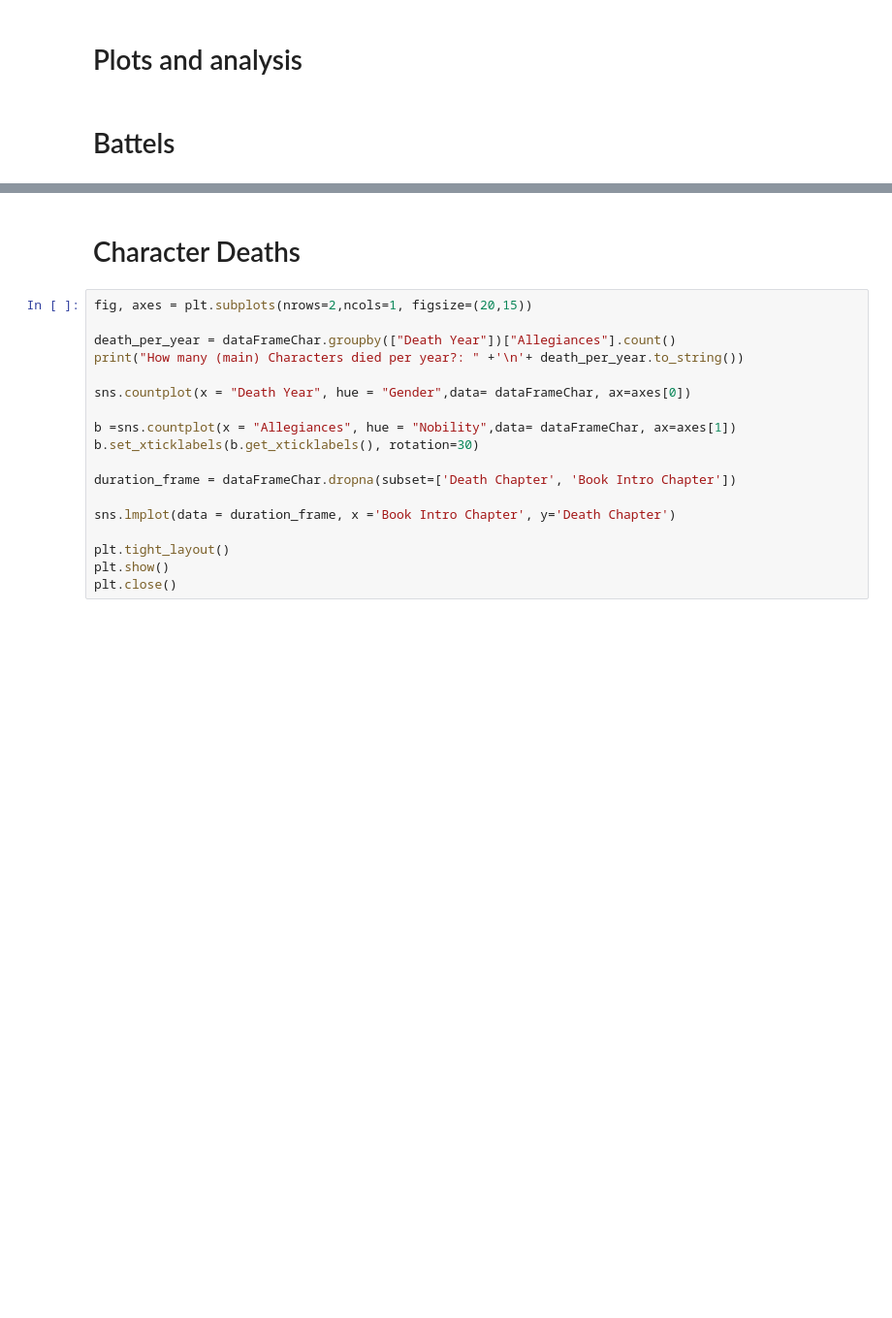
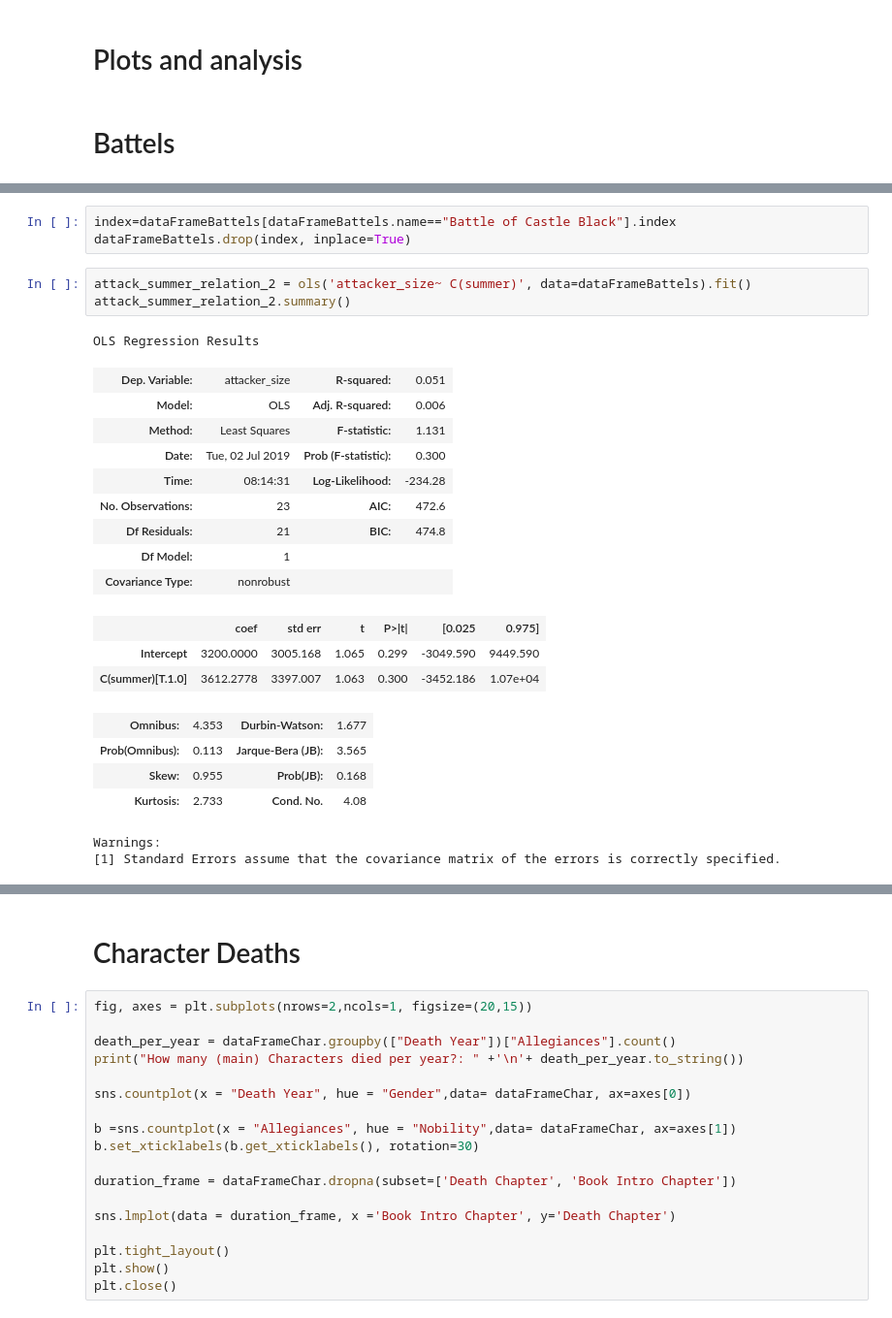
Before and after one commit to MariaPershina/ACC_Final, a Jupyter notebook: Vortrag.ipynb, the cells around one changed output, grey strips where cells are left out. Shown at 97% size. Drawn from its saved outputs; the diff is of its cells as text; blank space fills up the shorter version.

```diff
--- a/Vortrag.ipynb
+++ b/Vortrag.ipynb
@@ -134,0 +197,26 @@ Razing: complete destruction
+# %%
+index=dataFrameBattels[dataFrameBattels.name=="Battle of Castle Black"].index
+dataFrameBattels.drop(index, inplace=True)
+# %%
+attack_summer_relation_2 = ols('attacker_size~ C(summer)', data=dataFrameBattels).fit()
+attack_summer_relation_2.summary()
+# %% [output]
+OLS Regression Results
+| Dep. Variable: | attacker_size | R-squared: | 0.051 |
+| Model: | OLS | Adj. R-squared: | 0.006 |
+| Method: | Least Squares | F-statistic: | 1.131 |
+| Date: | Tue, 02 Jul 2019 | Prob (F-statistic): | 0.300 |
+| Time: | 08:14:31 | Log-Likelihood: | -234.28 |
+| No. Observations: | 23 | AIC: | 472.6 |
+| Df Residuals: | 21 | BIC: | 474.8 |
+| Df Model: | 1 |  |  |
+| Covariance Type: | nonrobust |  |  |
+|  | coef | std err | t | P>|t| | [0.025 | 0.975] |
+| Intercept | 3200.0000 | 3005.168 | 1.065 | 0.299 | -3049.590 | 9449.590 |
+| C(summer)[T.1.0] | 3612.2778 | 3397.007 | 1.063 | 0.300 | -3452.186 | 1.07e+04 |
+| Omnibus: | 4.353 | Durbin-Watson: | 1.677 |
+| Prob(Omnibus): | 0.113 | Jarque-Bera (JB): | 3.565 |
+| Skew: | 0.955 | Prob(JB): | 0.168 |
+| Kurtosis: | 2.733 | Cond. No. | 4.08 |
+Warnings:
+[1] Standard Errors assume that the covariance matrix of the errors is correctly specified.
```
Also changed, not shown: parts of 13 cells of this notebook.
